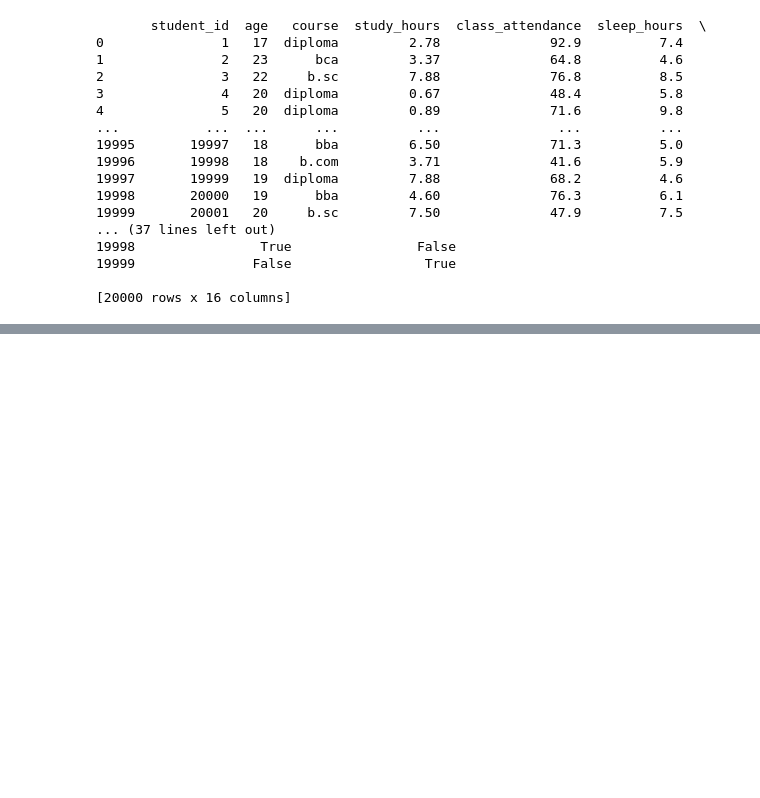
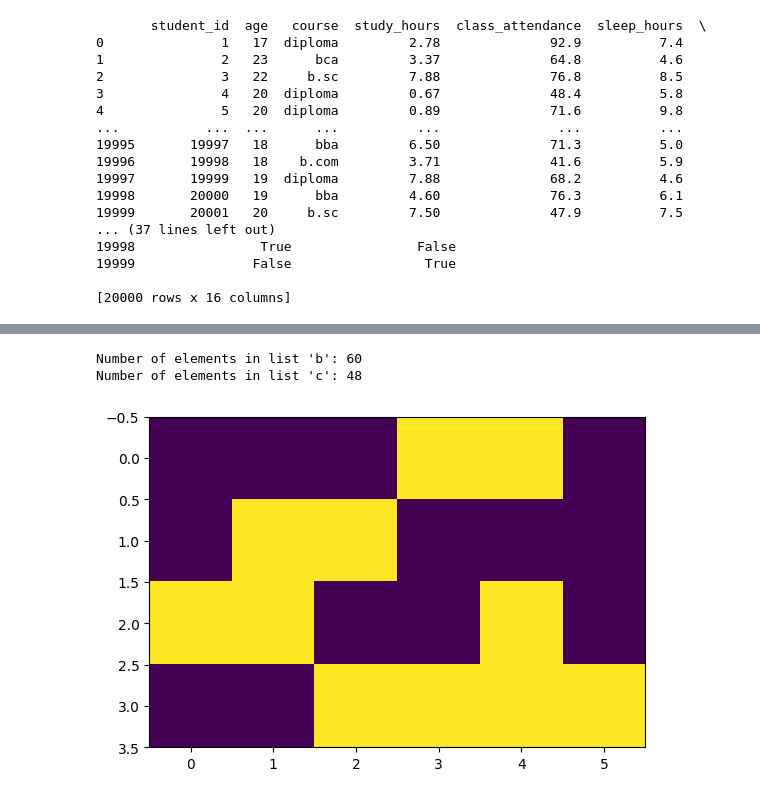
Before and after one commit to patilhumesh88-spec/ASSIGNMENT, a Jupyter notebook: Untitled0.ipynb, the cells around one changed output, grey strips where cells are left out. Cells and saved outputs as stored; diff of their text form; code cells hidden in the pictures; blank space fills up the shorter version.

```diff
--- a/Untitled0.ipynb
+++ b/Untitled0.ipynb
@@ -149,0 +152,5 @@ print(one_hot_encoding)
+# %%
+a = [0,0,0,1,1,0,
+    0,1,1,0,0,0,
+    1,1,0,0,1,0,
+    0,0,1,1,1,1]
@@ -149,0 +159,6 @@ print(one_hot_encoding)
+# %%
+print(f"Number of elements in list 'b': {len(b)}")
+print(f"Number of elements in list 'c': {len(c)}")
+# %% [output]
+Number of elements in list 'b': 60
+Number of elements in list 'c': 48
@@ -149,0 +174,5 @@ print(one_hot_encoding)
+# %%
+plt.imshow(np.array(a).reshape(4,6))
+plt.show()
+# %% [output]
+[figure, added]
```
Also changed, not shown: parts of 8 cells of this notebook.
